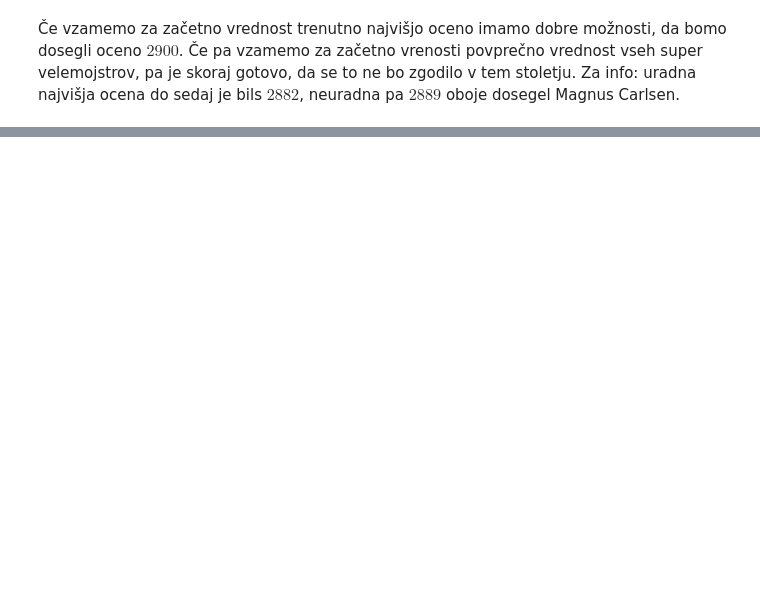
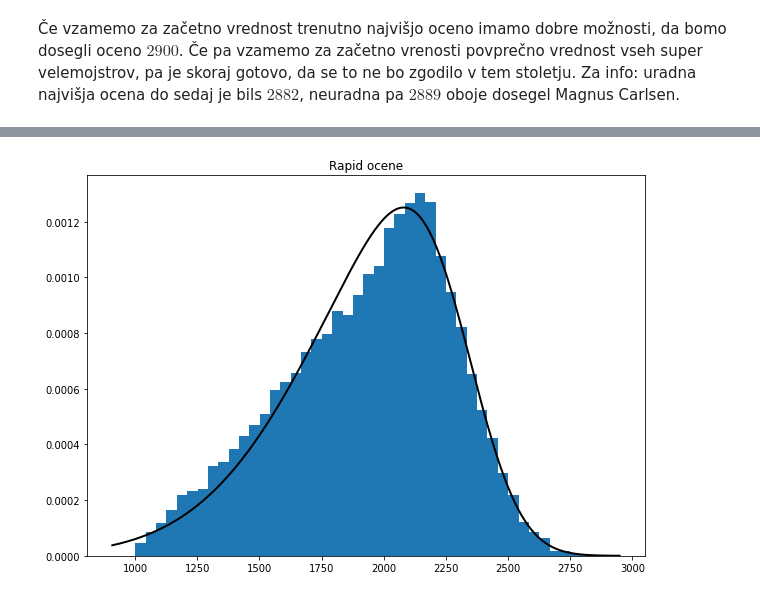
Before and after one commit to UrosKosmac123/Sahisti-sveta, a Jupyter notebook: Analiza.ipynb, the cells around one changed output, grey strips where cells are left out. Drawn from its saved outputs; the diff is of its cells as text; code cells hidden in the pictures; blank space fills up the shorter version.

```diff
--- a/Analiza.ipynb
+++ b/Analiza.ipynb
@@ -416,0 +478,13 @@ Za info: uradna najvišja ocena do sedaj je bils $2882$, neuradna pa $2889$ oboj
+# %%
+# Histogram za Rapid ocene
+plt.figure(figsize=(10, 7))
+plt.hist(veljavni_r["Rapid ocena"], bins=stevilo_razredov_r, density=True)
+
+# Graf, ki se prilega histogramu
+param_r = skewnorm.fit(veljavni_r["Rapid ocena"], 10, loc=2300, scale=40)
+plt.plot(x, skewnorm.pdf(x, *param_r), "k", linewidth=2)
+
+plt.title("Rapid ocene")
+plt.show()
+# %% [output]
+[figure, added]
```
Also changed, not shown: parts of 20 cells of this notebook.
